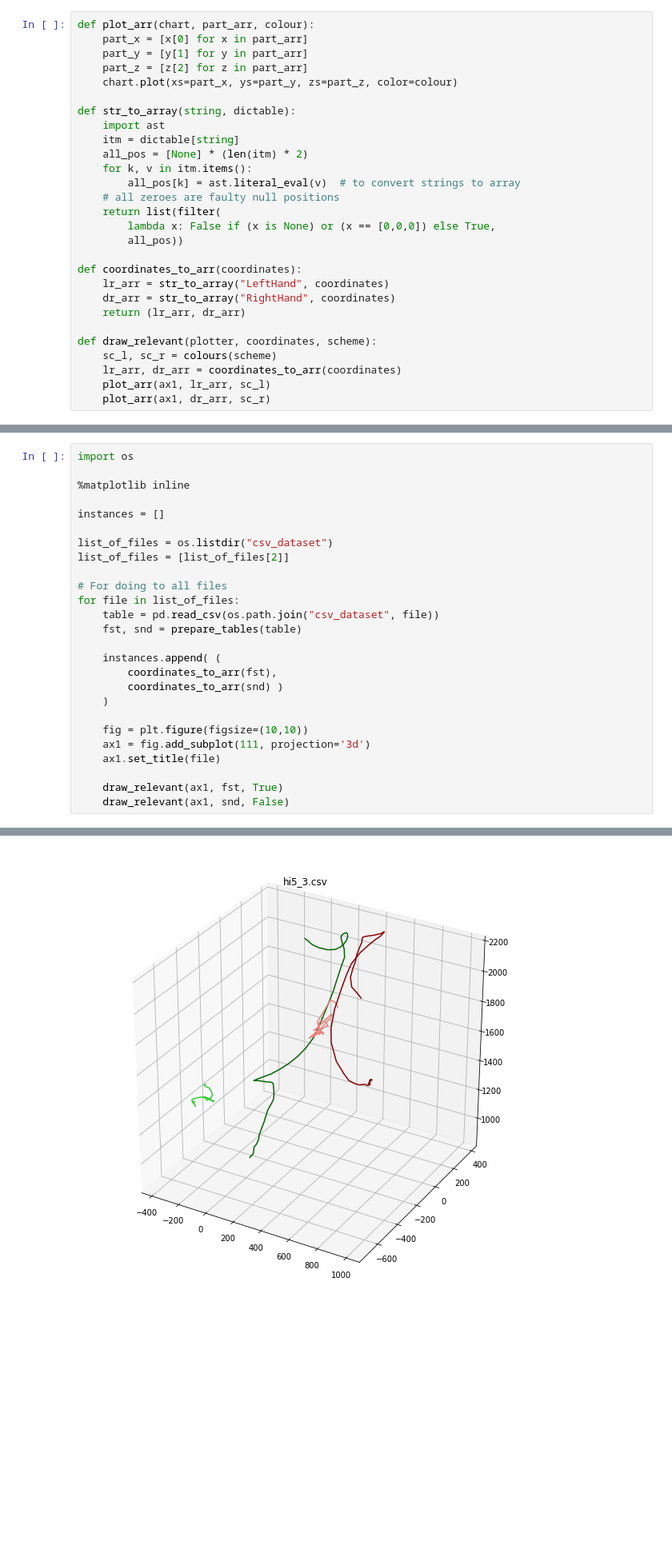
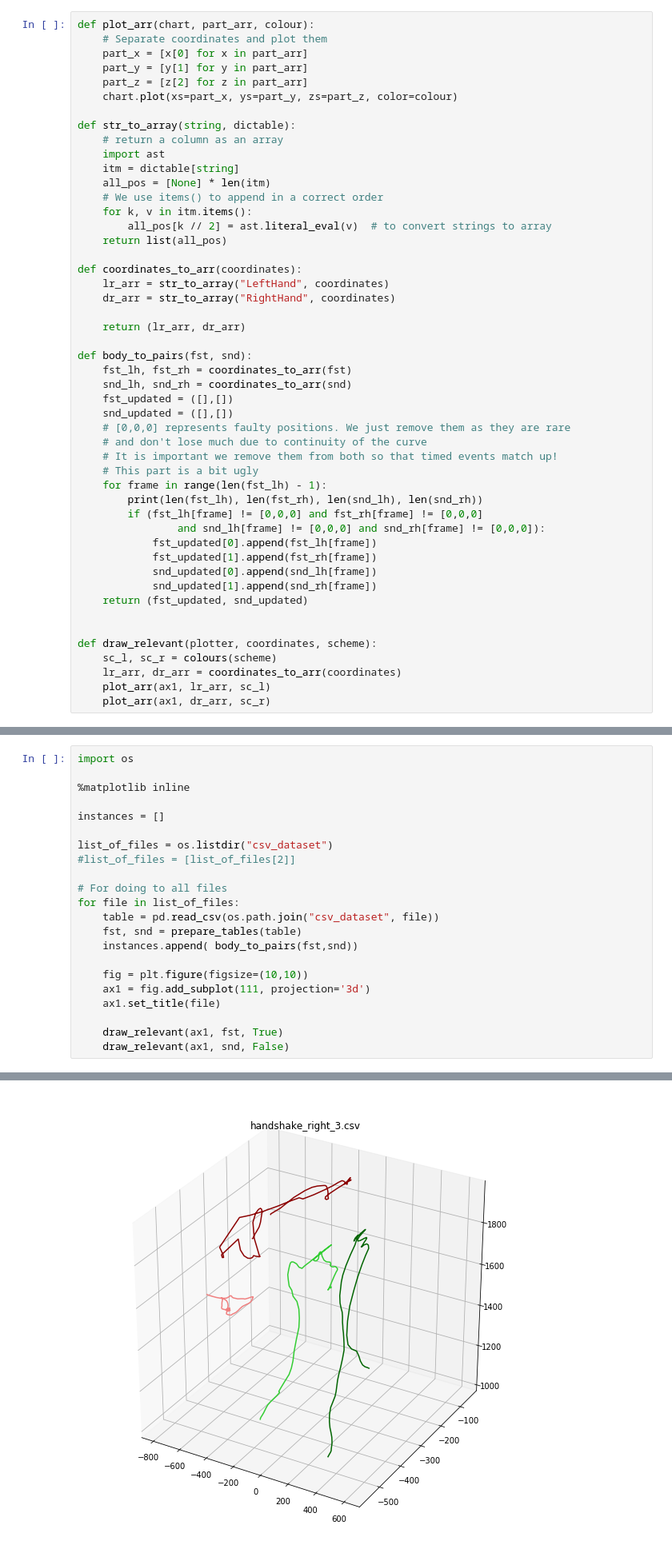
Before and after one commit to tadejpetric/behaviour-analysis, a Jupyter notebook: Astra_analysis.ipynb, the cells around one changed output, grey strips where cells are left out. Shown at 80% size. Cells and saved outputs as stored; diff of their text form; blank space fills up the shorter version.

Commit message:
removed a faulty file, added more safety

```diff
--- a/Astra_analysis.ipynb
+++ b/Astra_analysis.ipynb
@@ -27,26 +32,47 @@ def colours(which):
     return ("lightcoral", "darkred")
 # %%
 def plot_arr(chart, part_arr, colour):
+    # Separate coordinates and plot them
     part_x = [x[0] for x in part_arr]
     part_y = [y[1] for y in part_arr]
     part_z = [z[2] for z in part_arr]
     chart.plot(xs=part_x, ys=part_y, zs=part_z, color=colour)
 
 def str_to_array(string, dictable):
+    # return a column as an array
     import ast
     itm = dictable[string]
-    all_pos = [None] * (len(itm) * 2)
+    all_pos = [None] * len(itm)
+    # We use items() to append in a correct order
     for k, v in itm.items():
-        all_pos[k] = ast.literal_eval(v)  # to convert strings to array
-    # all zeroes are faulty null positions
-    return list(filter(
-        lambda x: False if (x is None) or (x == [0,0,0]) else True,
-        all_pos))
+        all_pos[k // 2] = ast.literal_eval(v)  # to convert strings to array
+    return list(all_pos)
 
 def coordinates_to_arr(coordinates):
     lr_arr = str_to_array("LeftHand", coordinates)
     dr_arr = str_to_array("RightHand", coordinates)
+
     return (lr_arr, dr_arr)
+
+def body_to_pairs(fst, snd):
+    fst_lh, fst_rh = coordinates_to_arr(fst)
+    snd_lh, snd_rh = coordinates_to_arr(snd)
+    fst_updated = ([],[])
+    snd_updated = ([],[])
+    # [0,0,0] represents faulty positions. We just remove them as they are rare
+    # and don't lose much due to continuity of the curve
+    # It is important we remove them from both so that timed events match up!
+    # This part is a bit ugly
+    for frame in range(len(fst_lh) - 1):
+        print(len(fst_lh), len(fst_rh), len(snd_lh), len(snd_rh))
+        if (fst_lh[frame] != [0,0,0] and fst_rh[frame] != [0,0,0]
+                and snd_lh[frame] != [0,0,0] and snd_rh[frame] != [0,0,0]):
+            fst_updated[0].append(fst_lh[frame])
+            fst_updated[1].append(fst_rh[frame])
+            snd_updated[0].append(snd_lh[frame])
+            snd_updated[1].append(snd_rh[frame])
+    return (fst_updated, snd_updated)
+
 
 def draw_relevant(plotter, coordinates, scheme):
     sc_l, sc_r = colours(scheme)
@@ -65,17 +91,13 @@ import os
 instances = []
 
 list_of_files = os.listdir("csv_dataset")
-list_of_files = [list_of_files[2]]
+#list_of_files = [list_of_files[2]]
 
 # For doing to all files
 for file in list_of_files:
     table = pd.read_csv(os.path.join("csv_dataset", file))
     fst, snd = prepare_tables(table)
-
-    instances.append( (
-        coordinates_to_arr(fst),
-        coordinates_to_arr(snd) )
-    )
+    instances.append( body_to_pairs(fst,snd))
 
     fig = plt.figure(figsize=(10,10))
     ax1 = fig.add_subplot(111, projection='3d')
@@ -87 +126 @@ for file in list_of_files:
-[figure, old version]
+[figure, new version]
```
Also changed, not shown: parts of 6 cells of this notebook, 4 other files.
